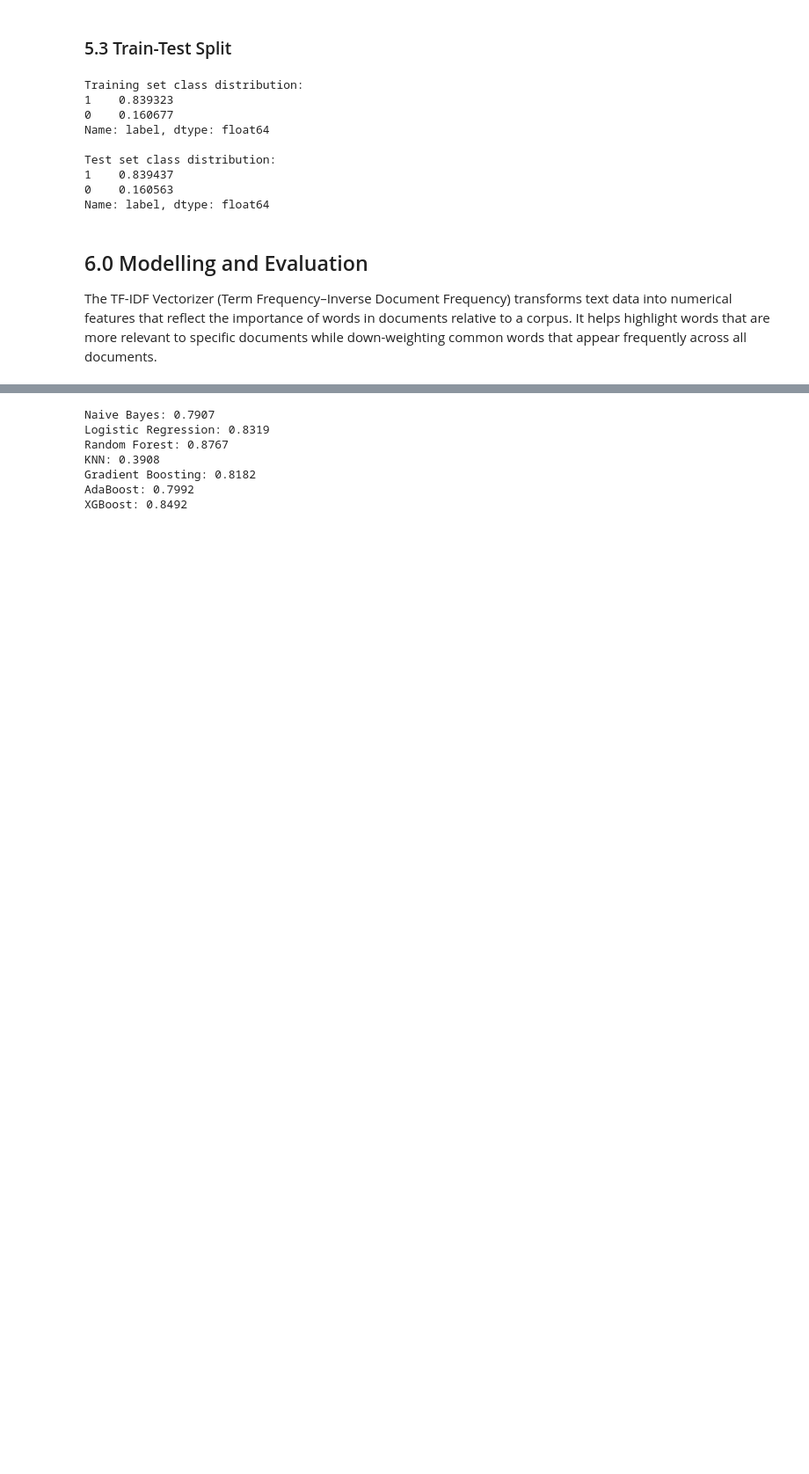
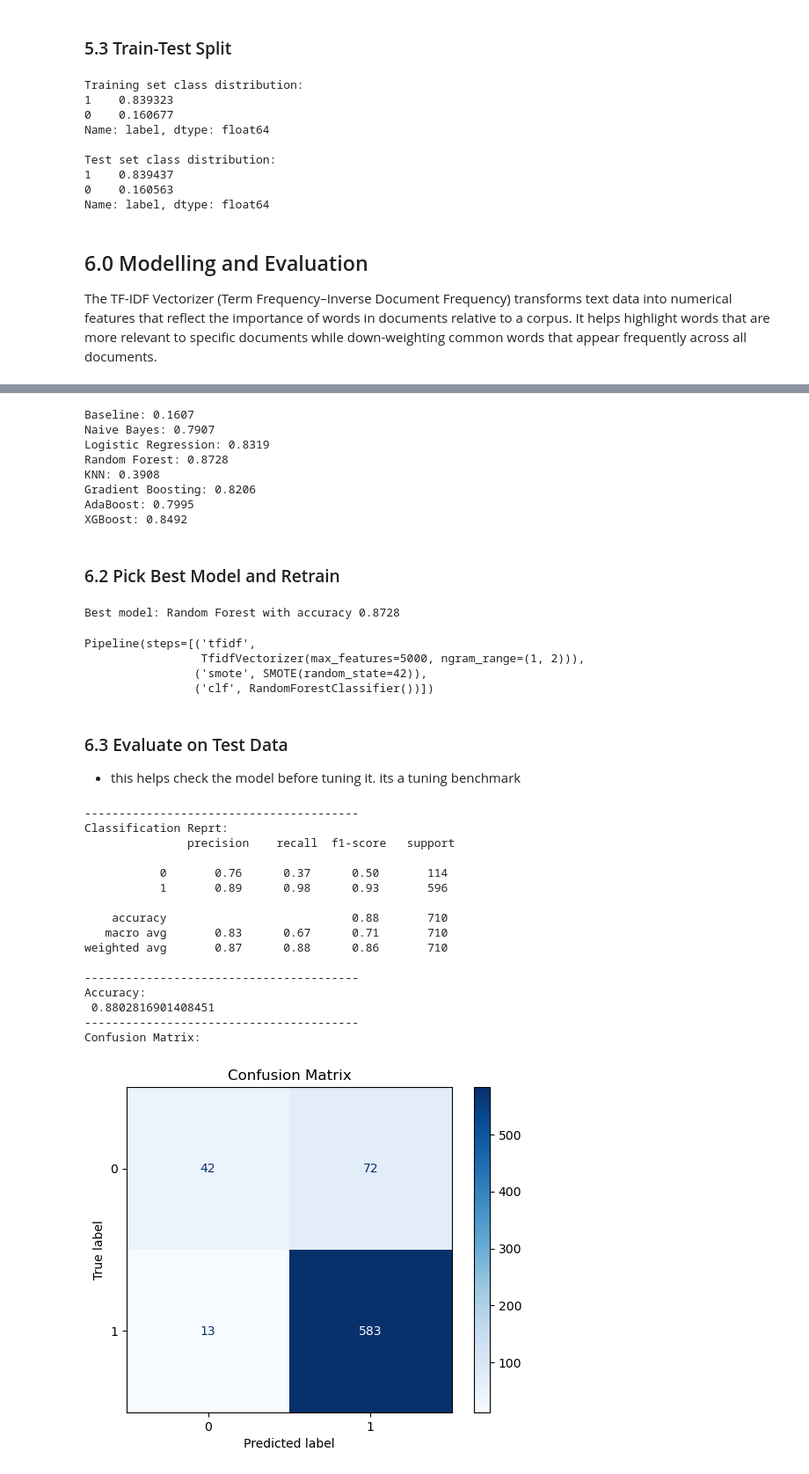
Before and after one commit to KaiFa254/Group_3_NLP_Project_Phase4, a Jupyter notebook: NLP.ipynb, the cells around one changed output, grey strips where cells are left out. Shown at 88% size. Cells and saved outputs as stored; diff of their text form; code cells hidden in the pictures; blank space fills up the shorter version.

Commit message:
Best model selection and testing

```diff
--- a/NLP.ipynb
+++ b/NLP.ipynb
@@ -328,12 +329,14 @@ We build and compare multiple classification models. Starting with a **baseline
 
 **smote** – Balances minority class by generating synthetic samples.
 # %%
+#This step trains each model on multiclass sentiment labels using TF-IDF features,
+# applies SMOTE balancing, and prints cross-validation accuracy.
+
 # Define models
 models = {
-   "Naive Bayes": MultinomialNB(),
+    "Naive Bayes": MultinomialNB(),
     "Logistic Regression": LogisticRegression(max_iter=1000),
     "Random Forest": RandomForestClassifier(),
-    "KNN": KNeighborsClassifier(n_neighbors=5),``
     "Gradient Boosting": GradientBoostingClassifier(),
     "AdaBoost": AdaBoostClassifier(),
     "XGBoost": XGBClassifier( eval_metric='mlogloss'),
@@ -355,10 +358,66 @@ def evaluate_models(models, X_train, y_train):
 
 results = evaluate_models(models, X_train, y_train)
 # %% [output]
+Baseline: 0.1607
 Naive Bayes: 0.7907
 Logistic Regression: 0.8319
-Random Forest: 0.8767
+Random Forest: 0.8728
 KNN: 0.3908
-Gradient Boosting: 0.8182
-AdaBoost: 0.7992
+Gradient Boosting: 0.8206
+AdaBoost: 0.7995
 XGBoost: 0.8492
+# %% [markdown]
+### 6.2 Pick Best Model and Retrain
+# %%
+# Pick the best model based on cross-validation accuracy and retrain it on the full training set
+best_model_name = max(results, key=results.get)
+print(f"\nBest model: {best_model_name} with accuracy {results[best_model_name]:.4f}")
+# %% [output]
+Best model: Random Forest with accuracy 0.8728
+# %%
+# refit the best model pipeline on training data
+# our best Model is Random Forest with accuracy 0.8724
+best_pipeline = Pipeline([
+    ('tfidf', TfidfVectorizer(max_features=5000, ngram_range=(1,2))),
+    ('smote', SMOTE(random_state=42)),
+    ('clf', models[best_model_name])])
+
+best_pipeline.fit(X_train, y_train)
+# %% [output]
+Pipeline(steps=[('tfidf',
+                 TfidfVectorizer(max_features=5000, ngram_range=(1, 2))),
+                ('smote', SMOTE(random_state=42)),
+                ('clf', RandomForestClassifier())])
+# %% [markdown]
+### 6.3 Evaluate on Test Data
+- this helps check the model before tuning it. its a tuning benchmark
+# %%
+y_pred = best_pipeline.predict(X_test)
+
+print("-"*40)
+print( "Classification Reprt: \n",classification_report(y_test, y_pred))
+print("-"*40)
+print("Accuracy:\n", accuracy_score(y_test, y_pred))
+print("-"*40)
+print("Confusion Matrix:\n")
+ConfusionMatrixDisplay.from_predictions(y_test, y_pred, cmap="Blues")
+plt.title("Confusion Matrix")
+plt.show()
+# %% [output]
+----------------------------------------
+Classification Reprt:
+               precision    recall  f1-score   support
+
+           0       0.76      0.37      0.50       114
+           1       0.89      0.98      0.93       596
+
+    accuracy                           0.88       710
+   macro avg       0.83      0.67      0.71       710
+weighted avg       0.87      0.88      0.86       710
+
+----------------------------------------
+Accuracy:
+ 0.8802816901408451
+----------------------------------------
+Confusion Matrix:
+[figure, added]
```
Also changed, not shown: parts of 2 cells of this notebook.
